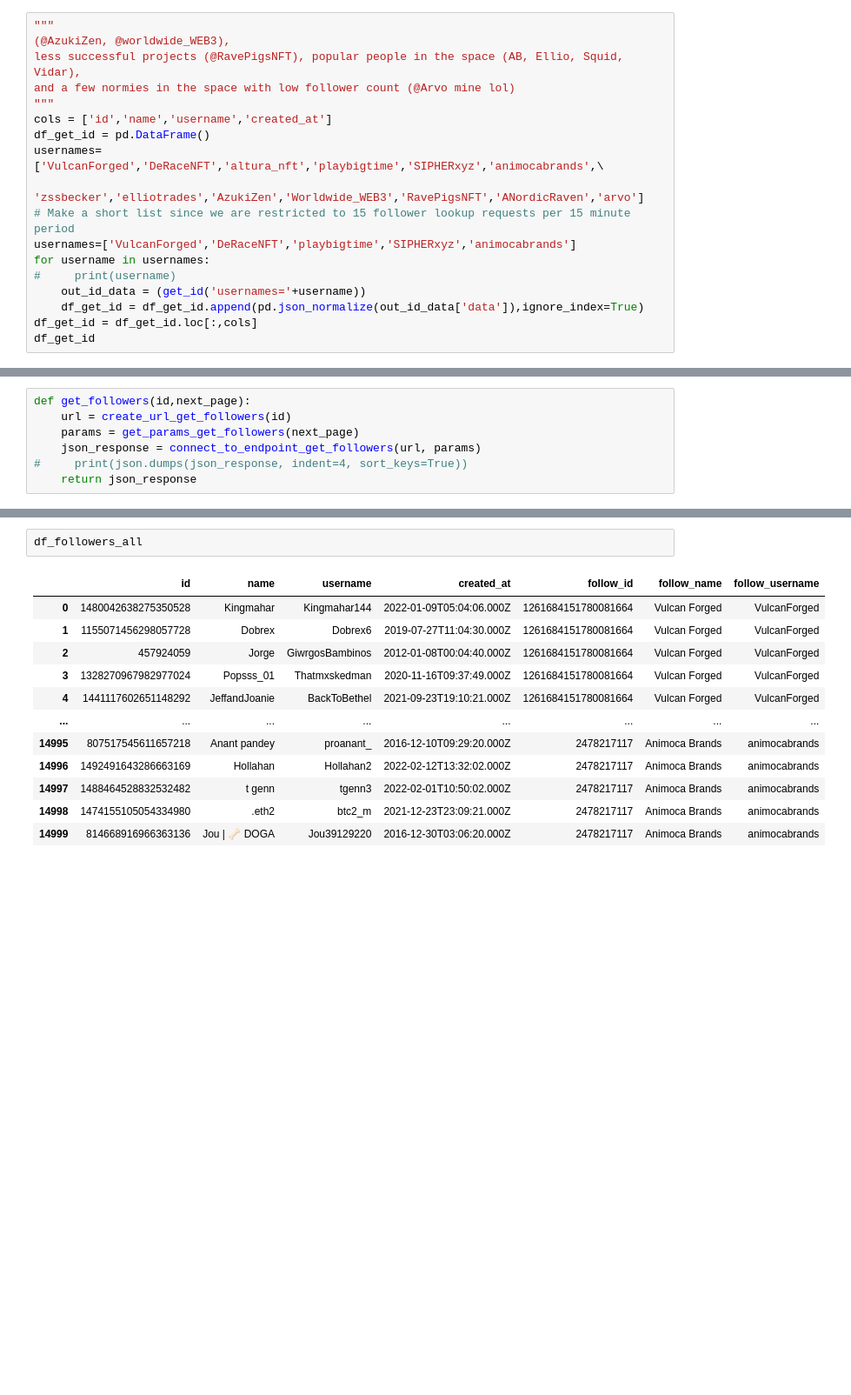
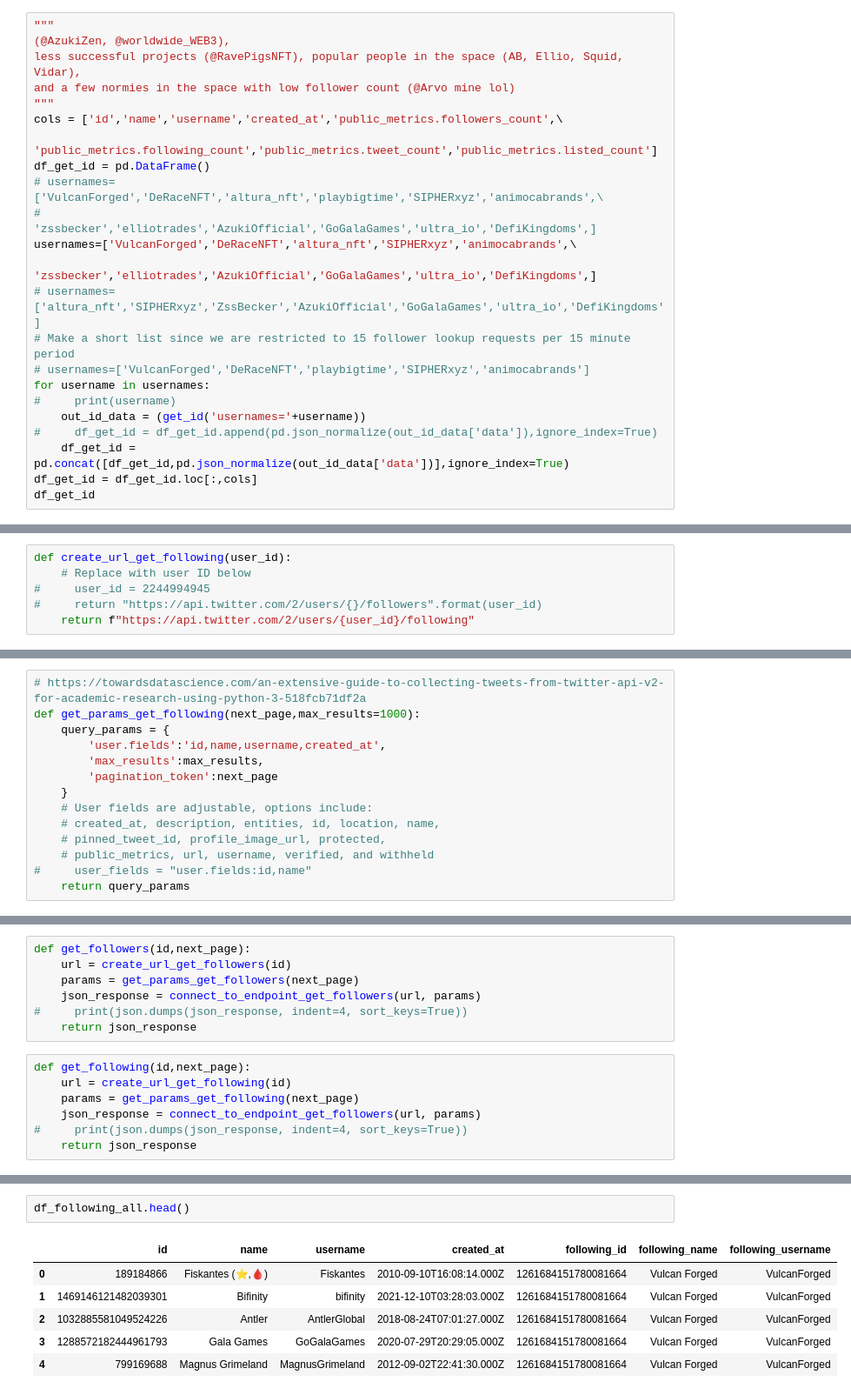
Before and after one commit to m-wojak/data_science_twitter, a Jupyter notebook: code/twitter_api_explore.ipynb, the cells around one changed output, grey strips where cells are left out. Shown at 87% size. Cells and saved outputs as stored; diff of their text form; blank space fills up the shorter version.

```diff
--- a/code/twitter_api_explore.ipynb
+++ b/code/twitter_api_explore.ipynb
@@ -60,16 +69,21 @@ def get_id(usrnm):
 less successful projects (@RavePigsNFT), popular people in the space (AB, Ellio, Squid, Vidar),
 and a few normies in the space with low follower count (@Arvo mine lol)
 """
-cols = ['id','name','username','created_at']
+cols = ['id','name','username','created_at','public_metrics.followers_count',\
+        'public_metrics.following_count','public_metrics.tweet_count','public_metrics.listed_count']
 df_get_id = pd.DataFrame()
-usernames=['VulcanForged','DeRaceNFT','altura_nft','playbigtime','SIPHERxyz','animocabrands',\
-           'zssbecker','elliotrades','AzukiZen','Worldwide_WEB3','RavePigsNFT','ANordicRaven','arvo']
+# usernames=['VulcanForged','DeRaceNFT','altura_nft','playbigtime','SIPHERxyz','animocabrands',\
+#            'zssbecker','elliotrades','AzukiOfficial','GoGalaGames','ultra_io','DefiKingdoms',]
+usernames=['VulcanForged','DeRaceNFT','altura_nft','SIPHERxyz','animocabrands',\
+           'zssbecker','elliotrades','AzukiOfficial','GoGalaGames','ultra_io','DefiKingdoms',]
+# usernames=['altura_nft','SIPHERxyz','ZssBecker','AzukiOfficial','GoGalaGames','ultra_io','DefiKingdoms']
 # Make a short list since we are restricted to 15 follower lookup requests per 15 minute period
-usernames=['VulcanForged','DeRaceNFT','playbigtime','SIPHERxyz','animocabrands']
+# usernames=['VulcanForged','DeRaceNFT','playbigtime','SIPHERxyz','animocabrands']
 for username in usernames:
 #     print(username)
     out_id_data = (get_id('usernames='+username))
-    df_get_id = df_get_id.append(pd.json_normalize(out_id_data['data']),ignore_index=True)
+#     df_get_id = df_get_id.append(pd.json_normalize(out_id_data['data']),ignore_index=True)
+    df_get_id = pd.concat([df_get_id,pd.json_normalize(out_id_data['data'])],ignore_index=True)
 df_get_id = df_get_id.loc[:,cols]
 df_get_id
 # %% [output]
@@ -85,6 +105,12 @@ def create_url_get_followers(user_id):
 #     user_id = 2244994945
 #     return "https://api.twitter.com/2/users/{}/followers".format(user_id)
     return f"https://api.twitter.com/2/users/{user_id}/followers"
+# %%
+def create_url_get_following(user_id):
+    # Replace with user ID below
+#     user_id = 2244994945
+#     return "https://api.twitter.com/2/users/{}/followers".format(user_id)
+    return f"https://api.twitter.com/2/users/{user_id}/following"
 # %%
 # https://towardsdatascience.com/an-extensive-guide-to-collecting-tweets-from-twitter-api-v2-for-academic-research-using-python-3-518fcb71df2a
 def get_params_get_followers(next_page,max_results=1000):
@@ -99,6 +125,20 @@ def get_params_get_followers(next_page,max_results=1000):
     # public_metrics, url, username, verified, and withheld
 #     user_fields = "user.fields:id,name"
     return query_params
+# %%
+# https://towardsdatascience.com/an-extensive-guide-to-collecting-tweets-from-twitter-api-v2-for-academic-research-using-python-3-518fcb71df2a
+def get_params_get_following(next_page,max_results=1000):
+    query_params = {
+        'user.fields':'id,name,username,created_at',
+        'max_results':max_results,
+        'pagination_token':next_page
+    }
+    # User fields are adjustable, options include:
+    # created_at, description, entities, id, location, name,
+    # pinned_tweet_id, profile_image_url, protected,
+    # public_metrics, url, username, verified, and withheld
+#     user_fields = "user.fields:id,name"
+    return query_params
 # %%
 def bearer_oauth(r):
     """
@@ -125,4 +176,11 @@ def get_followers(id,next_page):
     json_response = connect_to_endpoint_get_followers(url, params)
 #     print(json.dumps(json_response, indent=4, sort_keys=True))
     return json_response
+# %%
+def get_following(id,next_page):
+    url = create_url_get_following(id)
+    params = get_params_get_following(next_page)
+    json_response = connect_to_endpoint_get_followers(url, params)
+#     print(json.dumps(json_response, indent=4, sort_keys=True))
+    return json_response
 # %%
@@ -171,15 +330,9 @@ df_followers_all.shape
 # %%
-df_followers_all
+df_following_all.head()
 # %% [output]
-|  | id | name | username | created_at | follow_id | follow_name | follow_username |
-| 0 | 1480042638275350528 | Kingmahar | Kingmahar144 | 2022-01-09T05:04:06.000Z | 1261684151780081664 | Vulcan Forged | VulcanForged |
-| 1 | 1155071456298057728 | Dobrex | Dobrex6 | 2019-07-27T11:04:30.000Z | 1261684151780081664 | Vulcan Forged | VulcanForged |
-| 2 | 457924059 | Jorge | GiwrgosBambinos | 2012-01-08T00:04:40.000Z | 1261684151780081664 | Vulcan Forged | VulcanForged |
-| 3 | 1328270967982977024 | Popsss_01 | Thatmxskedman | 2020-11-16T09:37:49.000Z | 1261684151780081664 | Vulcan Forged | VulcanForged |
-| 4 | 1441117602651148292 | JeffandJoanie | BackToBethel | 2021-09-23T19:10:21.000Z | 1261684151780081664 | Vulcan Forged | VulcanForged |
-| ... | ... | ... | ... | ... | ... | ... | ... |
-| 14995 | 807517545611657218 | Anant pandey | proanant_ | 2016-12-10T09:29:20.000Z | 2478217117 | Animoca Brands | animocabrands |
-| 14996 | 1492491643286663169 | Hollahan | Hollahan2 | 2022-02-12T13:32:02.000Z | 2478217117 | Animoca Brands | animocabrands |
-| 14997 | 1488464528832532482 | t genn | tgenn3 | 2022-02-01T10:50:02.000Z | 2478217117 | Animoca Brands | animocabrands |
-| 14998 | 1474155105054334980 | .eth2 | btc2_m | 2021-12-23T23:09:21.000Z | 2478217117 | Animoca Brands | animocabrands |
-| 14999 | 814668916966363136 | Jou | 🦴 DOGA | Jou39129220 | 2016-12-30T03:06:20.000Z | 2478217117 | Animoca Brands | animocabrands |
+|  | id | name | username | created_at | following_id | following_name | following_username |
+| 0 | 189184866 | Fiskantes (⭐️,🩸) | Fiskantes | 2010-09-10T16:08:14.000Z | 1261684151780081664 | Vulcan Forged | VulcanForged |
+| 1 | 1469146121482039301 | Bifinity | bifinity | 2021-12-10T03:28:03.000Z | 1261684151780081664 | Vulcan Forged | VulcanForged |
+| 2 | 1032885581049524226 | Antler | AntlerGlobal | 2018-08-24T07:01:27.000Z | 1261684151780081664 | Vulcan Forged | VulcanForged |
+| 3 | 1288572182444961793 | Gala Games | GoGalaGames | 2020-07-29T20:29:05.000Z | 1261684151780081664 | Vulcan Forged | VulcanForged |
+| 4 | 799169688 | Magnus Grimeland | MagnusGrimeland | 2012-09-02T22:41:30.000Z | 1261684151780081664 | Vulcan Forged | VulcanForged |
```
Also changed, not shown: parts of 14 cells of this notebook, 3 other files.
